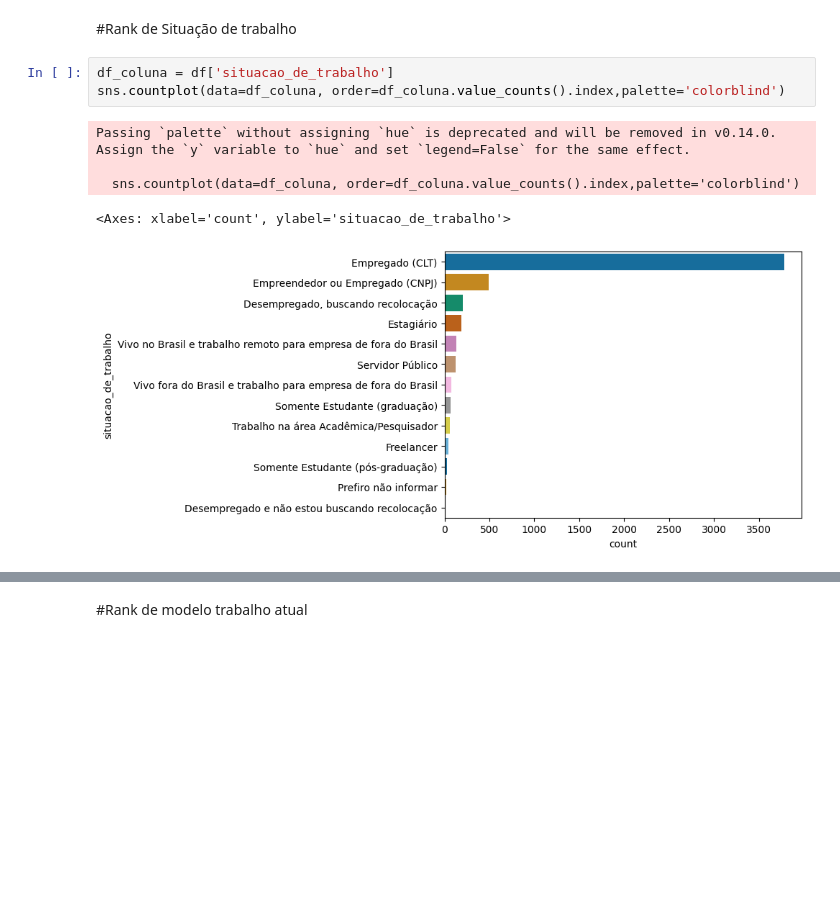
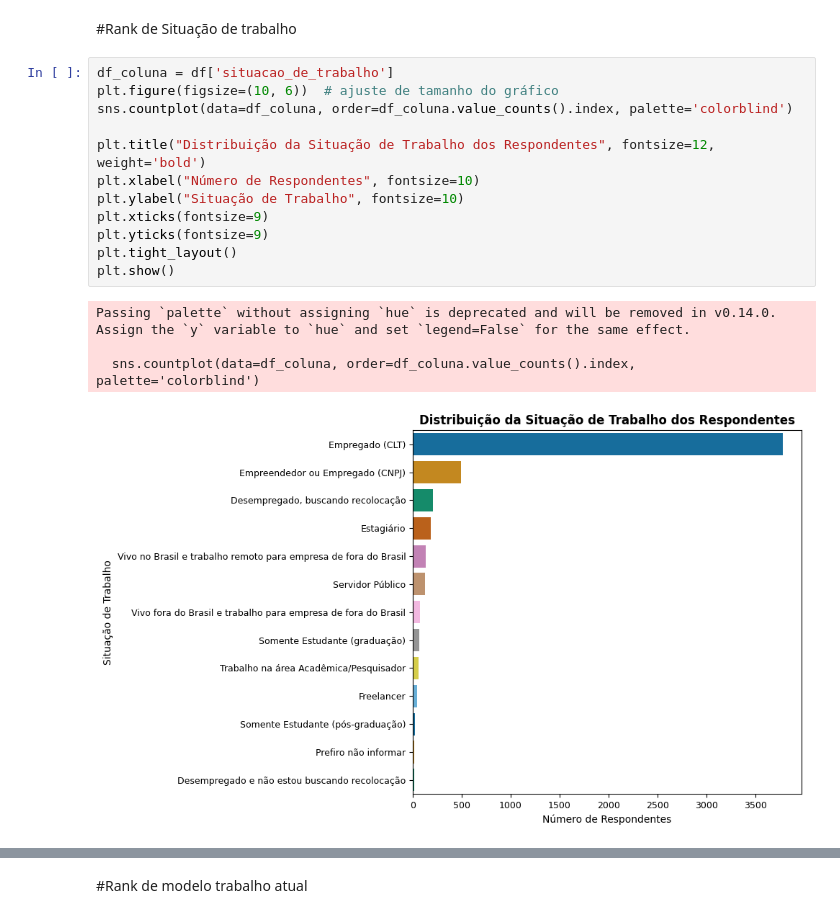
Before and after one commit to EdilsonMarquesCurzJr/TopicosATVF, a Jupyter notebook: DataExplore/Edilson_Marques_Gabriel_Vinicius_Reinaldo_Dias_Jorge_Lucas_2025_1_EDA.ipynb, the cells around one changed output, grey strips where cells are left out. Cells and saved outputs as stored; diff of their text form; blank space fills up the shorter version.

```diff
--- a/DataExplore/Edilson_Marques_Gabriel_Vinicius_Reinaldo_Dias_Jorge_Lucas_2025_1_EDA.ipynb
+++ b/DataExplore/Edilson_Marques_Gabriel_Vinicius_Reinaldo_Dias_Jorge_Lucas_2025_1_EDA.ipynb
@@ -311,12 +311,20 @@ Passing `palette` without assigning `hue` is deprecated and will be removed in v
 [figure]
 # %% [markdown]
 #Rank de Situação de trabalho
-# %%
-df_coluna = df['situacao_de_trabalho']
-sns.countplot(data=df_coluna, order=df_coluna.value_counts().index,palette='colorblind')
-# %% [output]
-Passing `palette` without assigning `hue` is deprecated and will be removed in v0.14.0. Assign the `y` variable to `hue` and set `legend=False` for the same effect.
-
-  sns.countplot(data=df_coluna, order=df_coluna.value_counts().index,palette='colorblind')
-<Axes: xlabel='count', ylabel='situacao_de_trabalho'>
-[figure, removed]
+# %%
+df_coluna = df['situacao_de_trabalho']
+plt.figure(figsize=(10, 6))  # ajuste de tamanho do gráfico
+sns.countplot(data=df_coluna, order=df_coluna.value_counts().index, palette='colorblind')
+
+plt.title("Distribuição da Situação de Trabalho dos Respondentes", fontsize=12, weight='bold')
+plt.xlabel("Número de Respondentes", fontsize=10)
+plt.ylabel("Situação de Trabalho", fontsize=10)
+plt.xticks(fontsize=9)
+plt.yticks(fontsize=9)
+plt.tight_layout()
+plt.show()
+# %% [output]
+Passing `palette` without assigning `hue` is deprecated and will be removed in v0.14.0. Assign the `y` variable to `hue` and set `legend=False` for the same effect.
+
+  sns.countplot(data=df_coluna, order=df_coluna.value_counts().index, palette='colorblind')
+[figure, added]
```
Also changed, not shown: parts of 8 cells of this notebook.
